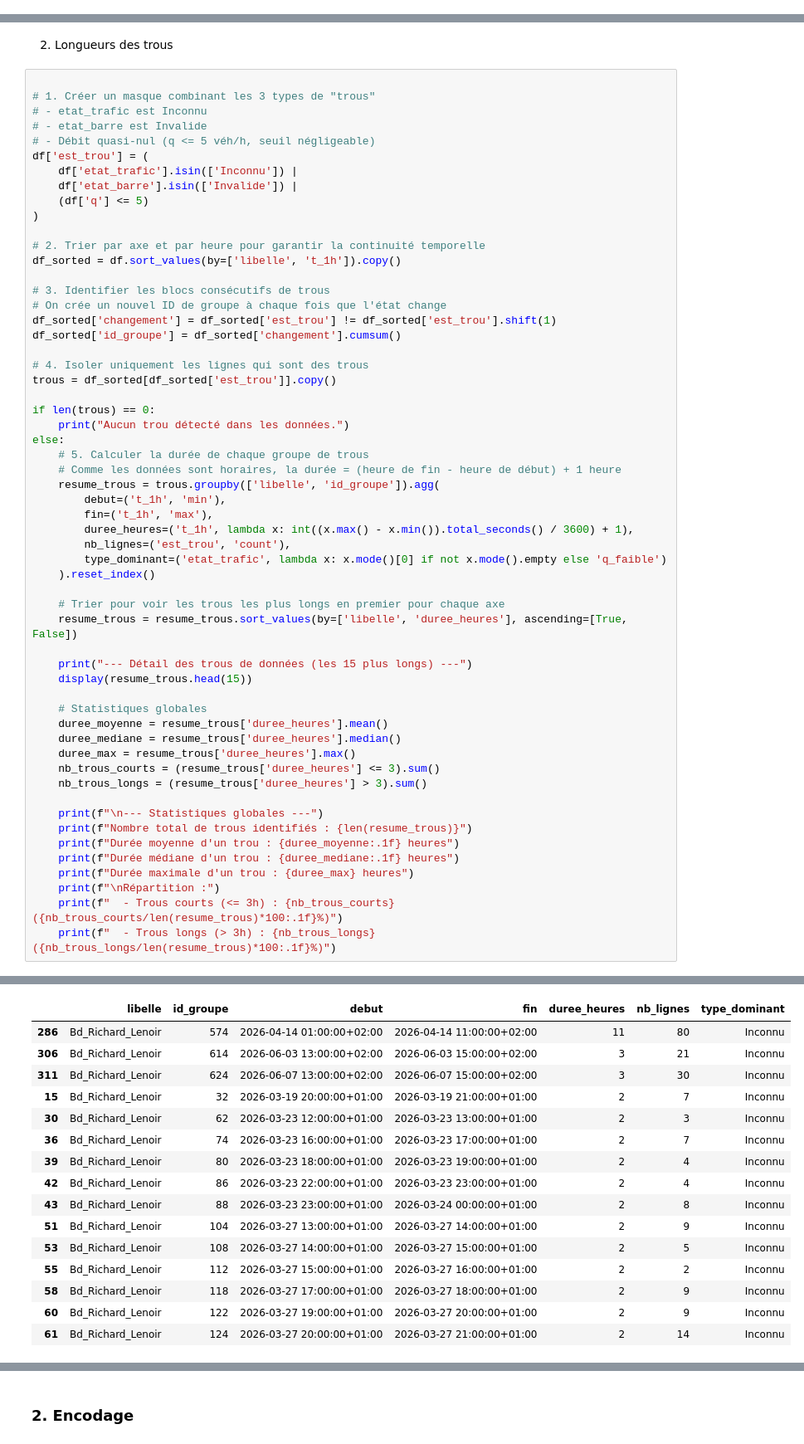
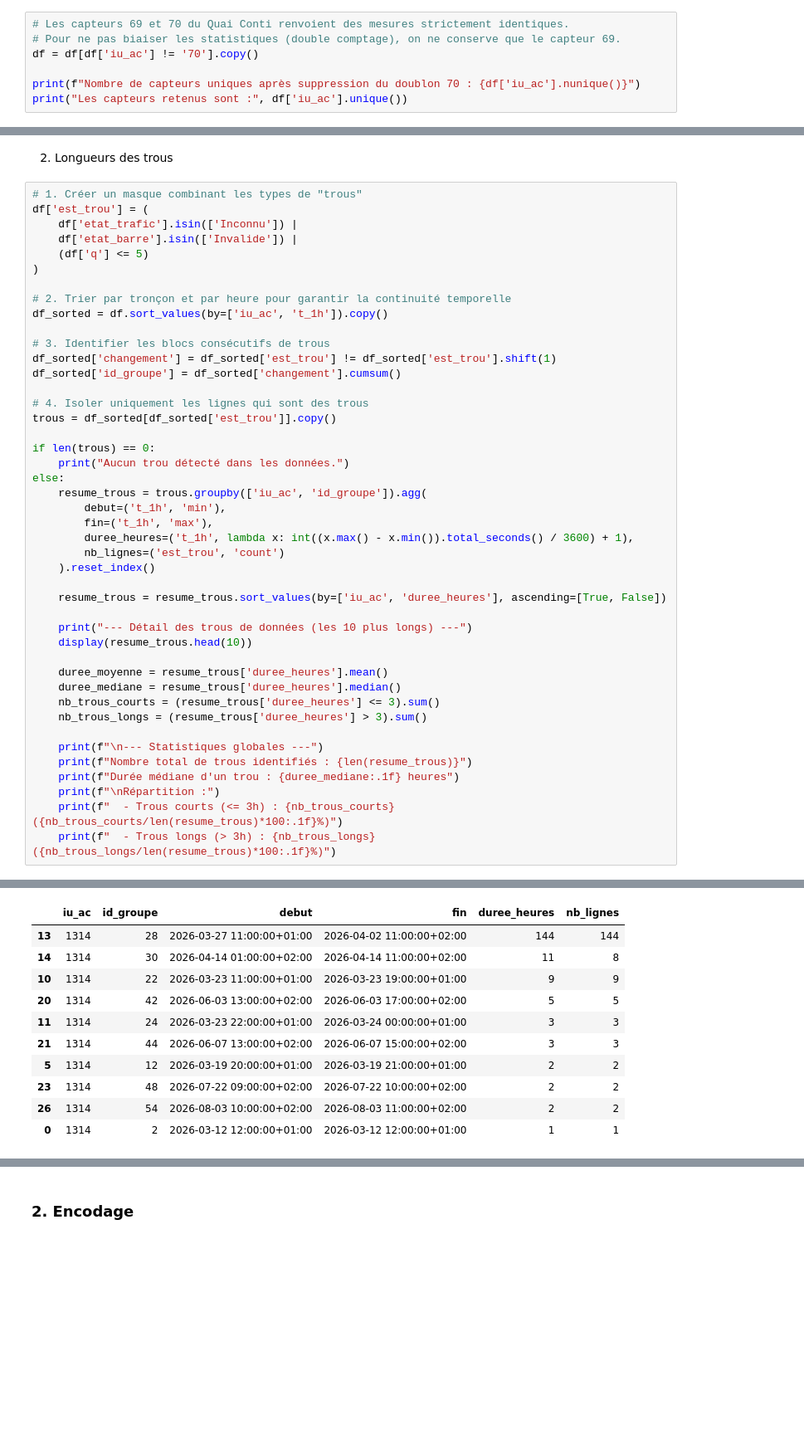
Before and after one commit to Fred-Youaleu/Projet_Trafic, a Jupyter notebook: Rendu 3.ipynb, the cells around one changed output, grey strips where cells are left out. Shown at 83% size. Saved outputs shown, nothing was run; the diff lists cells and outputs as text; blank space fills up the shorter version.

```diff
--- a/Rendu 3.ipynb
+++ b/Rendu 3.ipynb
@@ -147,0 +127,7 @@ Il s'agit d'un **faux positif** dû au processus d'interpolation, et non d'un d
+# %%
+# Les capteurs 69 et 70 du Quai Conti renvoient des mesures strictement identiques.
+# Pour ne pas biaiser les statistiques (double comptage), on ne conserve que le capteur 69.
+df = df[df['iu_ac'] != '70'].copy()
+
+print(f"Nombre de capteurs uniques après suppression du doublon 70 : {df['iu_ac'].nunique()}")
+print("Les capteurs retenus sont :", df['iu_ac'].unique())
@@ -317,22 +274,17 @@ Les états "Inconnu" et "Invalide" ne représentent pas des données manquantes,
 # %% [markdown]
 2. Longueurs des trous
 # %%
-
-# 1. Créer un masque combinant les 3 types de "trous"
-# - etat_trafic est Inconnu
-# - etat_barre est Invalide
-# - Débit quasi-nul (q <= 5 véh/h, seuil négligeable)
+# 1. Créer un masque combinant les types de "trous"
 df['est_trou'] = (
     df['etat_trafic'].isin(['Inconnu']) |
     df['etat_barre'].isin(['Invalide']) |
     (df['q'] <= 5)
 )
 
-# 2. Trier par axe et par heure pour garantir la continuité temporelle
-df_sorted = df.sort_values(by=['libelle', 't_1h']).copy()
+# 2. Trier par tronçon et par heure pour garantir la continuité temporelle
+df_sorted = df.sort_values(by=['iu_ac', 't_1h']).copy()
 
 # 3. Identifier les blocs consécutifs de trous
-# On crée un nouvel ID de groupe à chaque fois que l'état change
 df_sorted['changement'] = df_sorted['est_trou'] != df_sorted['est_trou'].shift(1)
 df_sorted['id_groupe'] = df_sorted['changement'].cumsum()
 
@@ -342,34 +294,26 @@ trous = df_sorted[df_sorted['est_trou']].copy()
 if len(trous) == 0:
     print("Aucun trou détecté dans les données.")
 else:
-    # 5. Calculer la durée de chaque groupe de trous
-    # Comme les données sont horaires, la durée = (heure de fin - heure de début) + 1 heure
-    resume_trous = trous.groupby(['libelle', 'id_groupe']).agg(
+    resume_trous = trous.groupby(['iu_ac', 'id_groupe']).agg(
         debut=('t_1h', 'min'),
         fin=('t_1h', 'max'),
         duree_heures=('t_1h', lambda x: int((x.max() - x.min()).total_seconds() / 3600) + 1),
-        nb_lignes=('est_trou', 'count'),
-        type_dominant=('etat_trafic', lambda x: x.mode()[0] if not x.mode().empty else 'q_faible')
+        nb_lignes=('est_trou', 'count')
     ).reset_index()
 
-    # Trier pour voir les trous les plus longs en premier pour chaque axe
-    resume_trous = resume_trous.sort_values(by=['libelle', 'duree_heures'], ascending=[True, False])
+    resume_trous = resume_trous.sort_values(by=['iu_ac', 'duree_heures'], ascending=[True, False])
 
-    print("--- Détail des trous de données (les 15 plus longs) ---")
-    display(resume_trous.head(15))
+    print("--- Détail des trous de données (les 10 plus longs) ---")
+    display(resume_trous.head(10))
 
-    # Statistiques globales
     duree_moyenne = resume_trous['duree_heures'].mean()
     duree_mediane = resume_trous['duree_heures'].median()
-    duree_max = resume_trous['duree_heures'].max()
     nb_trous_courts = (resume_trous['duree_heures'] <= 3).sum()
     nb_trous_longs = (resume_trous['duree_heures'] > 3).sum()
 
     print(f"\n--- Statistiques globales ---")
     print(f"Nombre total de trous identifiés : {len(resume_trous)}")
-    print(f"Durée moyenne d'un trou : {duree_moyenne:.1f} heures")
     print(f"Durée médiane d'un trou : {duree_mediane:.1f} heures")
-    print(f"Durée maximale d'un trou : {duree_max} heures")
     print(f"\nRépartition :")
     print(f"  - Trous courts (<= 3h) : {nb_trous_courts} ({nb_trous_courts/len(resume_trous)*100:.1f}%)")
     print(f"  - Trous longs (> 3h) : {nb_trous_longs} ({nb_trous_longs/len(resume_trous)*100:.1f}%)")
@@ -378,17 +322,12 @@ else:
-|  | libelle | id_groupe | debut | fin | duree_heures | nb_lignes | type_dominant |
-| 286 | Bd_Richard_Lenoir | 574 | 2026-04-14 01:00:00+02:00 | 2026-04-14 11:00:00+02:00 | 11 | 80 | Inconnu |
-| 306 | Bd_Richard_Lenoir | 614 | 2026-06-03 13:00:00+02:00 | 2026-06-03 15:00:00+02:00 | 3 | 21 | Inconnu |
-| 311 | Bd_Richard_Lenoir | 624 | 2026-06-07 13:00:00+02:00 | 2026-06-07 15:00:00+02:00 | 3 | 30 | Inconnu |
-| 15 | Bd_Richard_Lenoir | 32 | 2026-03-19 20:00:00+01:00 | 2026-03-19 21:00:00+01:00 | 2 | 7 | Inconnu |
-| 30 | Bd_Richard_Lenoir | 62 | 2026-03-23 12:00:00+01:00 | 2026-03-23 13:00:00+01:00 | 2 | 3 | Inconnu |
-| 36 | Bd_Richard_Lenoir | 74 | 2026-03-23 16:00:00+01:00 | 2026-03-23 17:00:00+01:00 | 2 | 7 | Inconnu |
-| 39 | Bd_Richard_Lenoir | 80 | 2026-03-23 18:00:00+01:00 | 2026-03-23 19:00:00+01:00 | 2 | 4 | Inconnu |
-| 42 | Bd_Richard_Lenoir | 86 | 2026-03-23 22:00:00+01:00 | 2026-03-23 23:00:00+01:00 | 2 | 4 | Inconnu |
-| 43 | Bd_Richard_Lenoir | 88 | 2026-03-23 23:00:00+01:00 | 2026-03-24 00:00:00+01:00 | 2 | 8 | Inconnu |
-| 51 | Bd_Richard_Lenoir | 104 | 2026-03-27 13:00:00+01:00 | 2026-03-27 14:00:00+01:00 | 2 | 9 | Inconnu |
-| 53 | Bd_Richard_Lenoir | 108 | 2026-03-27 14:00:00+01:00 | 2026-03-27 15:00:00+01:00 | 2 | 5 | Inconnu |
-| 55 | Bd_Richard_Lenoir | 112 | 2026-03-27 15:00:00+01:00 | 2026-03-27 16:00:00+01:00 | 2 | 2 | Inconnu |
-| 58 | Bd_Richard_Lenoir | 118 | 2026-03-27 17:00:00+01:00 | 2026-03-27 18:00:00+01:00 | 2 | 9 | Inconnu |
-| 60 | Bd_Richard_Lenoir | 122 | 2026-03-27 19:00:00+01:00 | 2026-03-27 20:00:00+01:00 | 2 | 9 | Inconnu |
-| 61 | Bd_Richard_Lenoir | 124 | 2026-03-27 20:00:00+01:00 | 2026-03-27 21:00:00+01:00 | 2 | 14 | Inconnu |
+|  | iu_ac | id_groupe | debut | fin | duree_heures | nb_lignes |
+| 13 | 1314 | 28 | 2026-03-27 11:00:00+01:00 | 2026-04-02 11:00:00+02:00 | 144 | 144 |
+| 14 | 1314 | 30 | 2026-04-14 01:00:00+02:00 | 2026-04-14 11:00:00+02:00 | 11 | 8 |
+| 10 | 1314 | 22 | 2026-03-23 11:00:00+01:00 | 2026-03-23 19:00:00+01:00 | 9 | 9 |
+| 20 | 1314 | 42 | 2026-06-03 13:00:00+02:00 | 2026-06-03 17:00:00+02:00 | 5 | 5 |
+| 11 | 1314 | 24 | 2026-03-23 22:00:00+01:00 | 2026-03-24 00:00:00+01:00 | 3 | 3 |
+| 21 | 1314 | 44 | 2026-06-07 13:00:00+02:00 | 2026-06-07 15:00:00+02:00 | 3 | 3 |
+| 5 | 1314 | 12 | 2026-03-19 20:00:00+01:00 | 2026-03-19 21:00:00+01:00 | 2 | 2 |
+| 23 | 1314 | 48 | 2026-07-22 09:00:00+02:00 | 2026-07-22 10:00:00+02:00 | 2 | 2 |
+| 26 | 1314 | 54 | 2026-08-03 10:00:00+02:00 | 2026-08-03 11:00:00+02:00 | 2 | 2 |
+| 0 | 1314 | 2 | 2026-03-12 12:00:00+01:00 | 2026-03-12 12:00:00+01:00 | 1 | 1 |
 --- Statistiques globales ---
```
Also changed, not shown: parts of 42 cells of this notebook.
